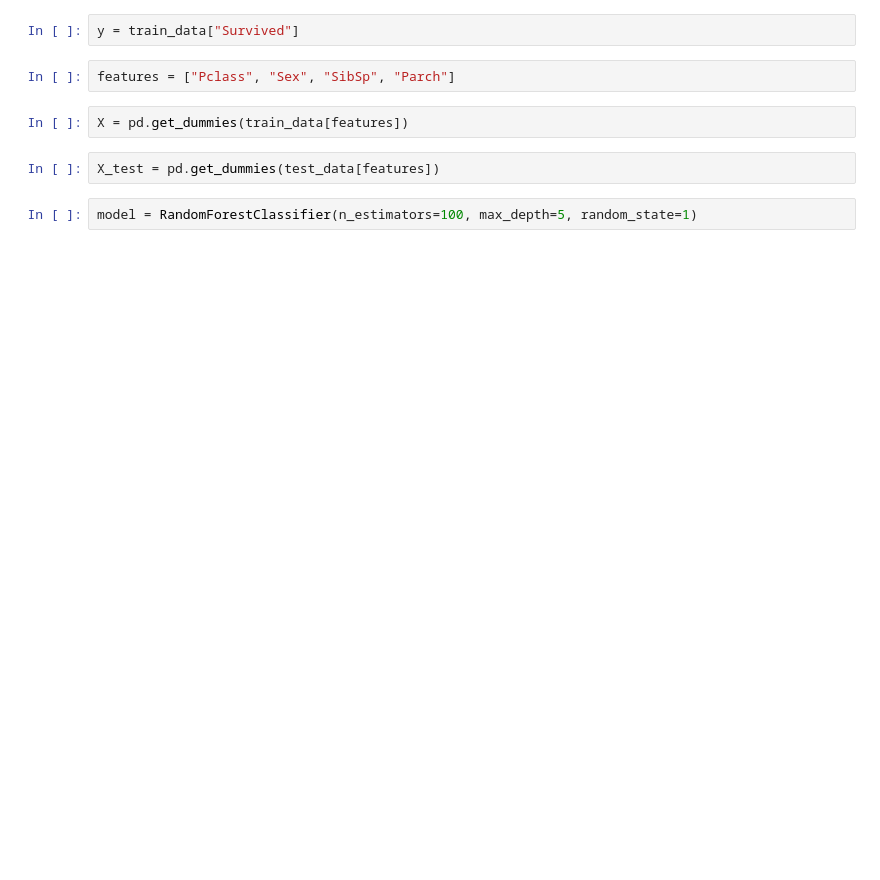
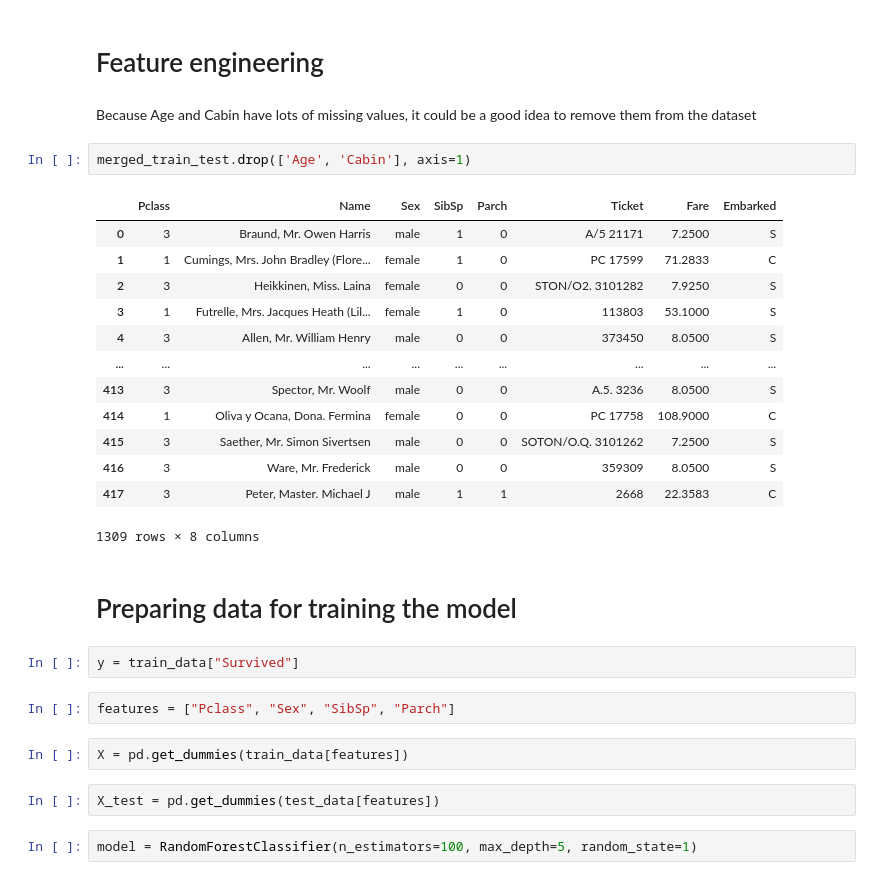
Before and after one commit to andrelas1/ml, a Jupyter notebook: kaggle/LogisticRegression.ipynb, the cells around one changed output. Saved outputs shown, nothing was run; the diff lists cells and outputs as text; blank space fills up the shorter version.

```diff
--- a/kaggle/LogisticRegression.ipynb
+++ b/kaggle/LogisticRegression.ipynb
@@ -64,3 +207,25 @@ from sklearn.ensemble import RandomForestClassifier
+# %% [markdown]
+# Feature engineering
+# %% [markdown]
+Because Age and Cabin have lots of missing values, it could be a good idea to remove them from the dataset
+# %%
+merged_train_test.drop(['Age', 'Cabin'], axis=1)
+# %% [output]
+|  | Pclass | Name | Sex | SibSp | Parch | Ticket | Fare | Embarked |
+| 0 | 3 | Braund, Mr. Owen Harris | male | 1 | 0 | A/5 21171 | 7.2500 | S |
+| 1 | 1 | Cumings, Mrs. John Bradley (Flore... | female | 1 | 0 | PC 17599 | 71.2833 | C |
+| 2 | 3 | Heikkinen, Miss. Laina | female | 0 | 0 | STON/O2. 3101282 | 7.9250 | S |
+| 3 | 1 | Futrelle, Mrs. Jacques Heath (Lil... | female | 1 | 0 | 113803 | 53.1000 | S |
+| 4 | 3 | Allen, Mr. William Henry | male | 0 | 0 | 373450 | 8.0500 | S |
+| ... | ... | ... | ... | ... | ... | ... | ... | ... |
+| 413 | 3 | Spector, Mr. Woolf | male | 0 | 0 | A.5. 3236 | 8.0500 | S |
+| 414 | 1 | Oliva y Ocana, Dona. Fermina | female | 0 | 0 | PC 17758 | 108.9000 | C |
+| 415 | 3 | Saether, Mr. Simon Sivertsen | male | 0 | 0 | SOTON/O.Q. 3101262 | 7.2500 | S |
+| 416 | 3 | Ware, Mr. Frederick | male | 0 | 0 | 359309 | 8.0500 | S |
+| 417 | 3 | Peter, Master. Michael J | male | 1 | 1 | 2668 | 22.3583 | C |
+1309 rows × 8 columns
+# %% [markdown]
+# Preparing data for training the model
 # %%
 y = train_data["Survived"]
 # %%
```
Also changed, not shown: parts of 104 cells of this notebook.
